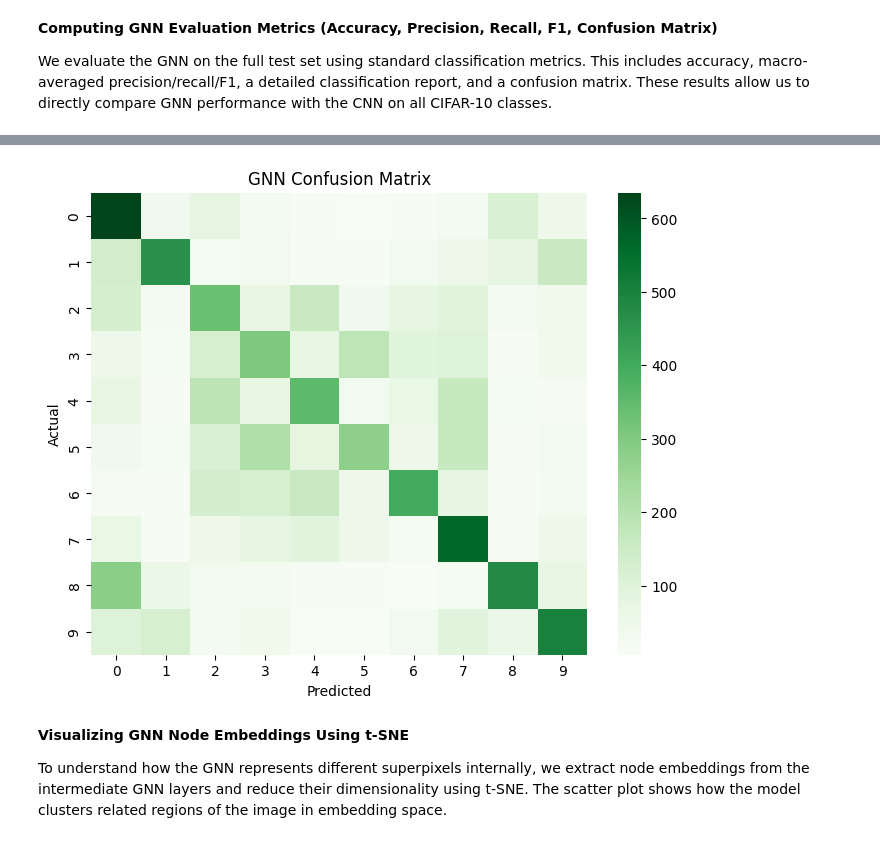
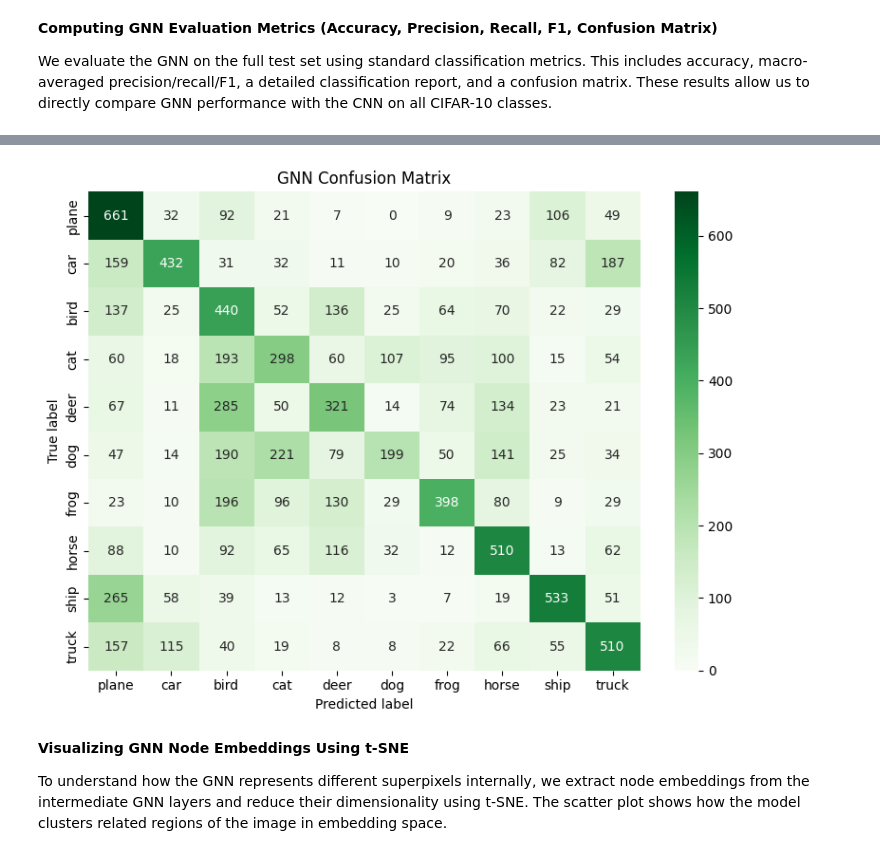
Before and after one commit to AdityaKr015/CIFAR-10-CNN-vs-GNN, a Jupyter notebook: CIFAR_10_CNN_vs_GNN.ipynb, the cells around one changed output, grey strips where cells are left out. Saved outputs shown, nothing was run; the diff lists cells and outputs as text; code cells hidden in the pictures.

```diff
--- a/CIFAR_10_CNN_vs_GNN.ipynb
+++ b/CIFAR_10_CNN_vs_GNN.ipynb
@@ -651,11 +656,21 @@ Each epoch performs message passing on graph batches, computes training loss/acc
 The learning rate scheduler adjusts the LR when validation loss plateaus.
 All metrics are logged for plotting and comparison with CNN performance.
 # %%
-epochs = 50
+epochs = 60
 train_loss_list = []
 val_loss_list = []
 train_acc_list = []
 val_acc_list = []
+
+optimizer = torch.optim.Adam(
+    model_gnn.parameters(),
+    lr=0.001,
+    weight_decay=5e-4
+)
+
+scheduler = torch.optim.lr_scheduler.ReduceLROnPlateau(
+    optimizer, mode='min', factor=0.5, patience=5
+)
 
 for epoch in range(epochs):
     model_gnn.train()
@@ -822,12 +837,26 @@ We evaluate the GNN on the full test set using standard classification metrics.
 This includes accuracy, macro-averaged precision/recall/F1, a detailed classification report, and a confusion matrix.
 These results allow us to directly compare GNN performance with the CNN on all CIFAR-10 classes.
 # %%
-from sklearn.metrics import accuracy_score, precision_recall_fscore_support, classification_report, confusion_matrix
+ # Colab usually does this by default
+# import matplotlib.pyplot as plt
+import seaborn as sns
+import numpy as np
+import torch
+import sklearn
+
+
+from sklearn.metrics import (
+    accuracy_score,
+    precision_recall_fscore_support,
+    classification_report,
+    confusion_matrix
+)
+
+model_gnn.eval()
 
 all_preds_gnn = []
 all_labels_gnn = []
 
-model_gnn.eval()
 with torch.no_grad():
     for batch in test_gloader:
         batch = batch.to(device)
@@ -840,26 +869,57 @@ with torch.no_grad():
 all_preds_gnn = np.array(all_preds_gnn)
 all_labels_gnn = np.array(all_labels_gnn)
 
+# Put your real class names here, in index order
+classes = ('plane', 'car', 'bird', 'cat', 'deer', 'dog', 'frog', 'horse', 'ship', 'truck')
+
 # Accuracy
 gnn_accuracy = accuracy_score(all_labels_gnn, all_preds_gnn)
 print("GNN Accuracy:", gnn_accuracy)
 
-# Precision Recall F1
-prec_g, rec_g, f1_g, _ = precision_recall_fscore_support(all_labels_gnn, all_preds_gnn, average='macro')
-print("GNN Precision:", prec_g)
-print("GNN Recall:", rec_g)
-print("GNN F1 Score:", f1_g)
+# Precision, Recall, F1 (macro)
+prec_g, rec_g, f1_g, _ = precision_recall_fscore_support(
+    all_labels_gnn,
+    all_preds_gnn,
+    average='macro',
+    zero_division=0
+)
+print(f"GNN Precision (macro): {prec_g}")
+print(f"GNN Recall (macro): {rec_g}")
+print(f"GNN F1 Score (macro): {f1_g}")
 
 # Full classification report
 print("\nGNN Classification Report:\n")
-print(classification_report(all_labels_gnn, all_preds_gnn, target_names=classes))
+# print(classification_report(
+#     all_labels_gnn,
+#     all_preds_gnn,
+#     target_names=classes,
+#     zero_division=0
+# ))
+print(
+    classification_report(
+        all_labels_gnn,
+        all_preds_gnn,
+        target_names=classes,
+        zero_division=0
+    )
+)
+
 
 # Confusion Matrix
 cm = confusion_matrix(all_labels_gnn, all_preds_gnn)
-plt.figure(figsize=(8,6))
-sns.heatmap(cm, annot=False, cmap="Greens")
+
+plt.figure(figsize=(8, 6))
+sns.heatmap(
+    cm,
+    annot=True,
+    fmt="d",
+    cmap="Greens",
+    xticklabels=classes,
+    yticklabels=classes
+)
 plt.title("GNN Confusion Matrix")
-plt.xlabel("Predicted")
-plt.ylabel("Actual")
+plt.xlabel("Predicted label")
+plt.ylabel("True label")
+plt.tight_layout()
 plt.show()
 # %% [output]
@@ -883,4 +943,4 @@ weighted avg       0.44      0.43      0.43     10000
-[figure, old version]
+[figure, new version]
 # %% [markdown]
 **Visualizing GNN Node Embeddings Using t-SNE**
 
```
Also changed, not shown: parts of 13 cells of this notebook.
